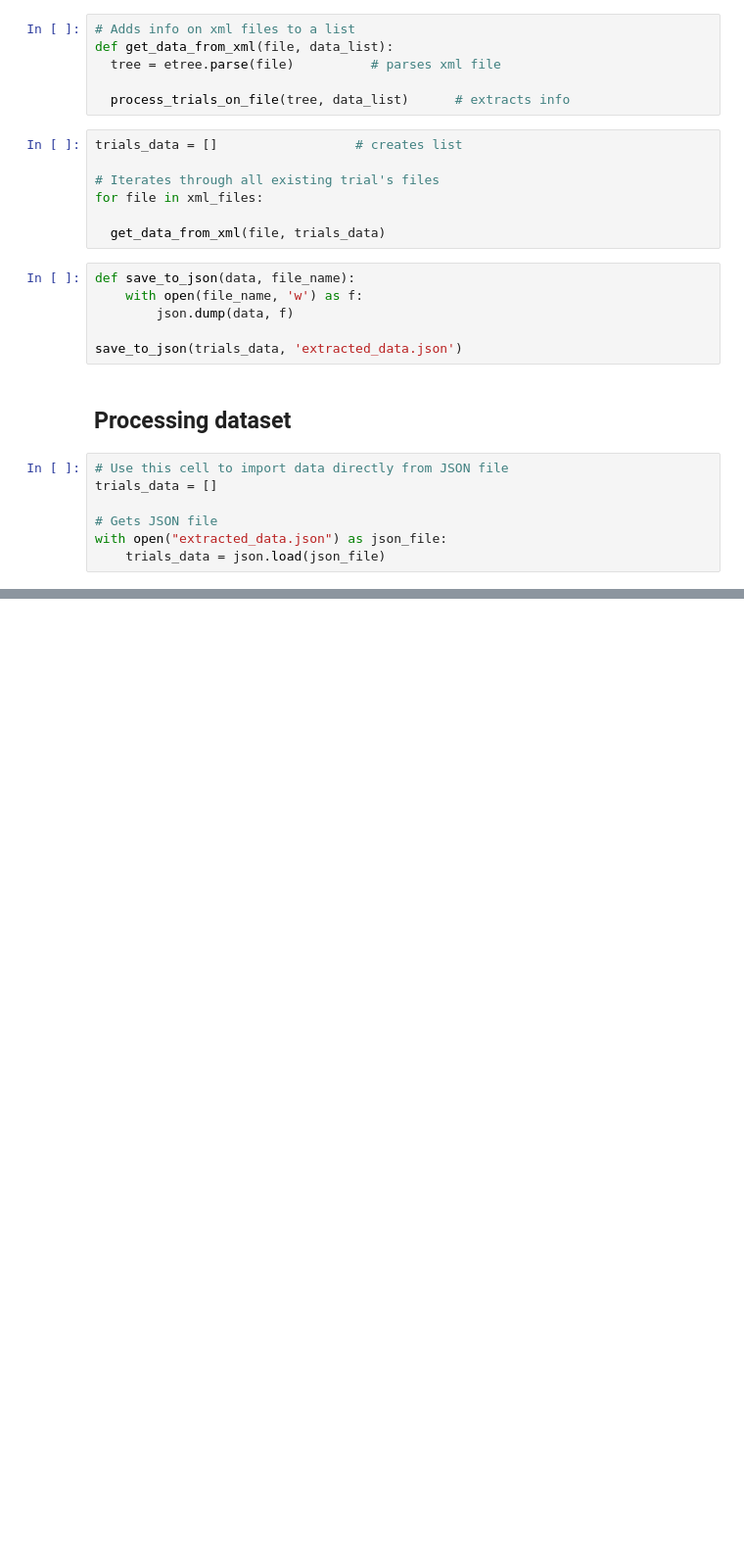
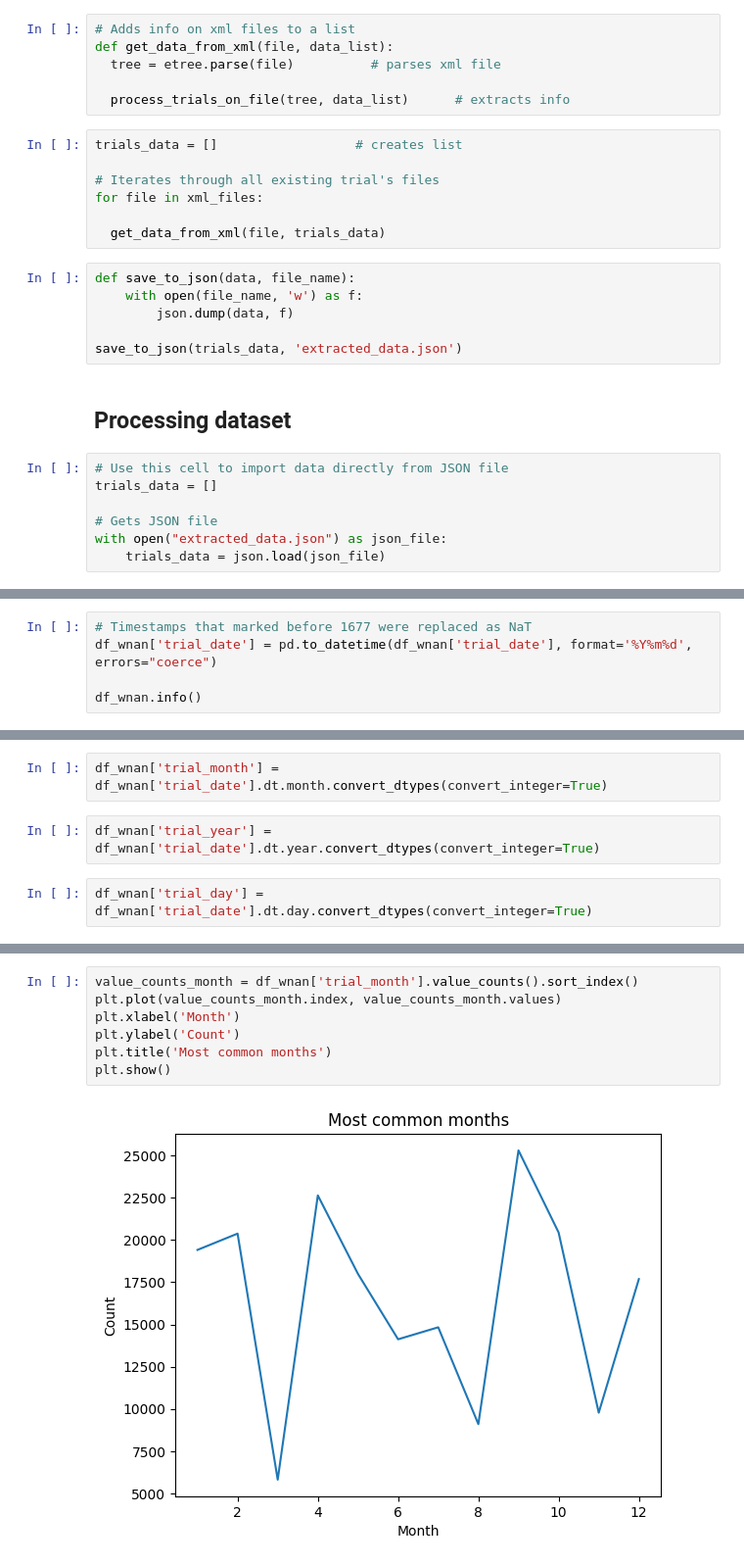
Before and after one commit to isabelabuzzo/Old-Bailey-Trails-Analysis, a Jupyter notebook: 1_Intro.ipynb, the cells around one changed output, grey strips where cells are left out. Shown at 98% size. Drawn from its saved outputs; the diff is of its cells as text; blank space fills up the shorter version.

Commit message:
feat: datetime manipulation and plotting

```diff
--- a/1_Intro.ipynb
+++ b/1_Intro.ipynb
@@ -225,0 +191,5 @@ KeyError: 0
+# %%
+# Timestamps that marked before 1677 were replaced as NaT
+df_wnan['trial_date'] = pd.to_datetime(df_wnan['trial_date'], format='%Y%m%d', errors="coerce")
+
+df_wnan.info()
@@ -225,0 +247,6 @@ KeyError: 0
+# %%
+df_wnan['trial_month'] = df_wnan['trial_date'].dt.month.convert_dtypes(convert_integer=True)
+# %%
+df_wnan['trial_year'] = df_wnan['trial_date'].dt.year.convert_dtypes(convert_integer=True)
+# %%
+df_wnan['trial_day'] = df_wnan['trial_date'].dt.day.convert_dtypes(convert_integer=True)
@@ -225,0 +270,9 @@ KeyError: 0
+# %%
+value_counts_month = df_wnan['trial_month'].value_counts().sort_index()
+plt.plot(value_counts_month.index, value_counts_month.values)
+plt.xlabel('Month')
+plt.ylabel('Count')
+plt.title('Most common months')
+plt.show()
+# %% [output]
+[figure, added]
```
Also changed, not shown: parts of 19 cells of this notebook.
